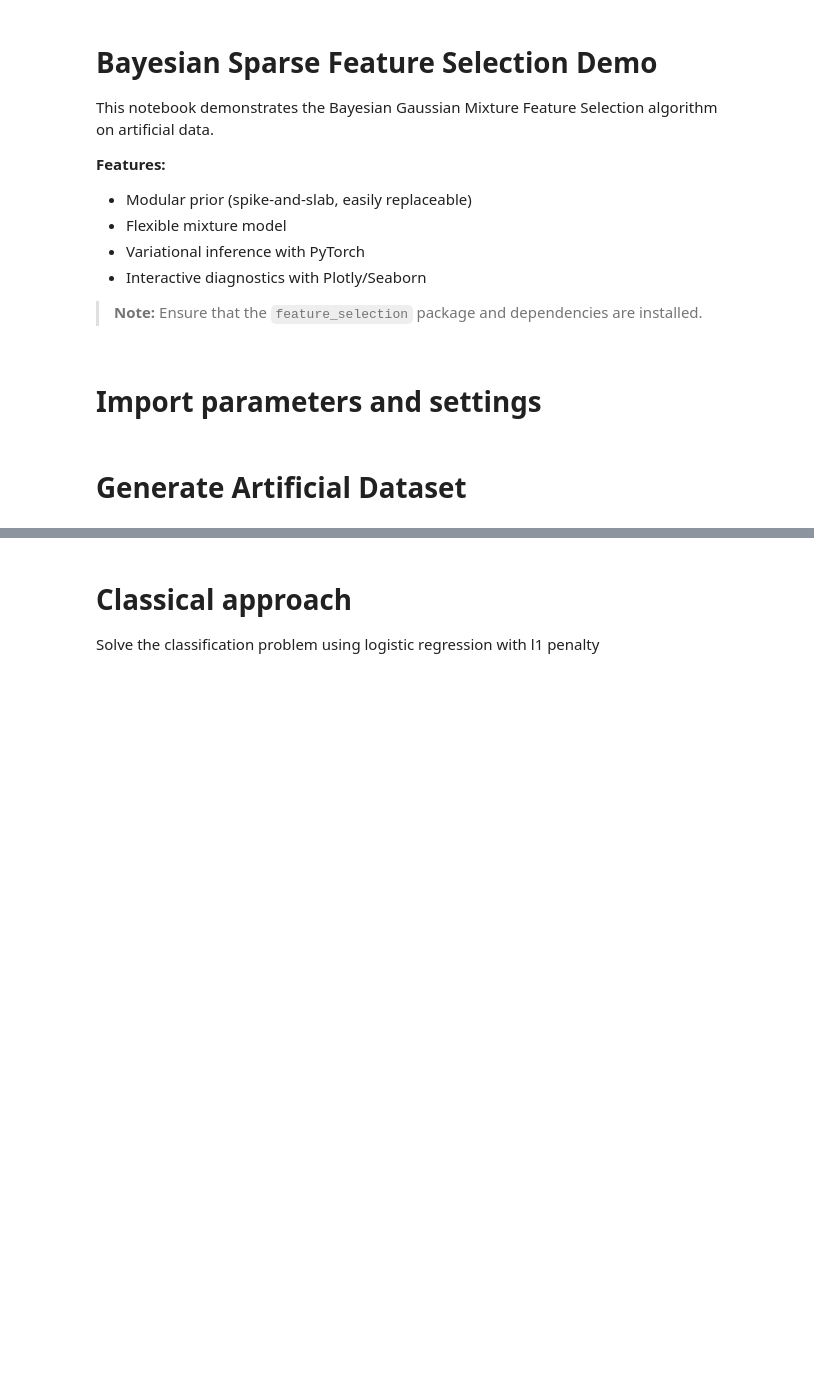
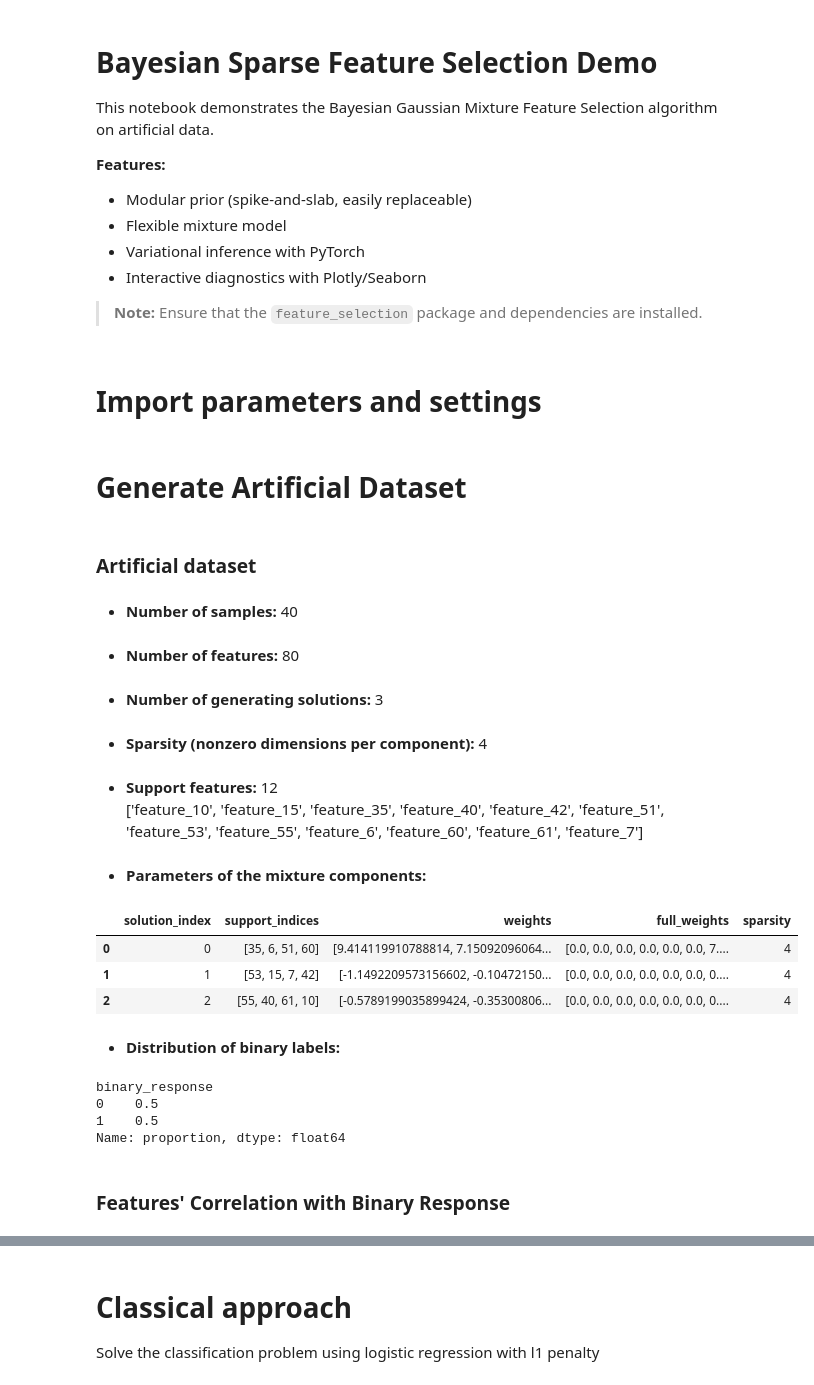
Before and after one commit to kat-er-ina/gemss, a Jupyter notebook: notebooks/demo.ipynb, the cells around one changed output, grey strips where cells are left out. Drawn from its saved outputs; the diff is of its cells as text; code cells hidden in the pictures; blank space fills up the shorter version.

```diff
--- a/notebooks/demo.ipynb
+++ b/notebooks/demo.ipynb
@@ -58,23 +58,3 @@ from feature_selection.generate_artificial_dataset import (
 pio.renderers.default = "notebook_connected"  # Ensures plotly plots show in notebooks
 # %% [markdown]
 # Import parameters and settings
-# %%
-# Load parameters for generating the artificial dataset from JSON file
-with open(parent_dir / "generated_dataset_parameters.json", "r") as f:
-    dataset_params = json.load(f)
-
-# Number of samples (rows) and features (columns) in the dataset
-NSAMPLES = dataset_params["NSAMPLES"]
-NFEATURES = dataset_params["NFEATURES"]
-# Number of solutions = distinct sets of features that can predict the response
-# The first solution is used to generate the others by linear combinations
-NSOLUTIONS = dataset_params["NSOLUTIONS"]
-# Number of features that generate a valid solution
-SPARSITY = dataset_params["SPARSITY"]
-# Standard deviation of the noise added to the data
-NOISE_STD = dataset_params["NOISE_STD"]
-# Whether to binarize the features:
-# True for binary classification, False for regression
-BINARIZE = dataset_params["BINARIZE"]
-BINARY_RESPONSE_RATIO = dataset_params["BINARY_RESPONSE_RATIO"]
-RANDOM_SEED = dataset_params["RANDOM_SEED"]
@@ -122,17 +63,35 @@ MIN_MU_THRESHOLD = algo_settings["MIN_MU_THRESHOLD"]
 # %%
 # Generate dataset
 df, y, generating_solutions, parameters = generate_artificial_dataset(
-    n_samples=NSAMPLES,
-    n_features=NFEATURES,
-    n_solutions=NSOLUTIONS,
-    sparsity=SPARSITY,
-    noise_data_std=NOISE_STD,
-    binarize=BINARIZE,
-    binary_response_ratio=BINARY_RESPONSE_RATIO,
-    random_seed=RANDOM_SEED,
+    n_samples=C.NSAMPLES,
+    n_features=C.NFEATURES,
+    n_solutions=C.NSOLUTIONS,
+    sparsity=C.SPARSITY,
+    noise_data_std=C.NOISE_STD,
+    binarize=C.BINARIZE,
+    binary_response_ratio=C.BINARY_RESPONSE_RATIO,
+    random_seed=C.RANDOM_SEED,
     save_to_csv=False,
     print_data_overview=True,
 )
 
 support_indices = parameters["support_indices"].sum()
 true_support_features = [f"feature_{i}" for i in set(support_indices)]
+# %% [output]
+### Artificial dataset
+- **Number of samples:** 40
+- **Number of features:** 80
+- **Number of generating solutions:** 3
+- **Sparsity (nonzero dimensions per component):** 4
+- **Support features:** 12<br>['feature_10', 'feature_15', 'feature_35', 'feature_40', 'feature_42', 'feature_51', 'feature_53', 'feature_55', 'feature_6', 'feature_60', 'feature_61', 'feature_7']
+- **Parameters of the mixture components:**
+|  | solution_index | support_indices | weights | full_weights | sparsity |
+| 0 | 0 | [35, 6, 51, 60] | [9.414119910788814, 7.15092096064... | [0.0, 0.0, 0.0, 0.0, 0.0, 0.0, 7.... | 4 |
+| 1 | 1 | [53, 15, 7, 42] | [-1.1492209573156602, -0.10472150... | [0.0, 0.0, 0.0, 0.0, 0.0, 0.0, 0.... | 4 |
+| 2 | 2 | [55, 40, 61, 10] | [-0.5789199035899424, -0.35300806... | [0.0, 0.0, 0.0, 0.0, 0.0, 0.0, 0.... | 4 |
+- **Distribution of binary labels:**
+binary_response
+0    0.5
+1    0.5
+Name: proportion, dtype: float64
+### Features' Correlation with Binary Response
```
Also changed, not shown: parts of 8 cells of this notebook, 3 other files.
